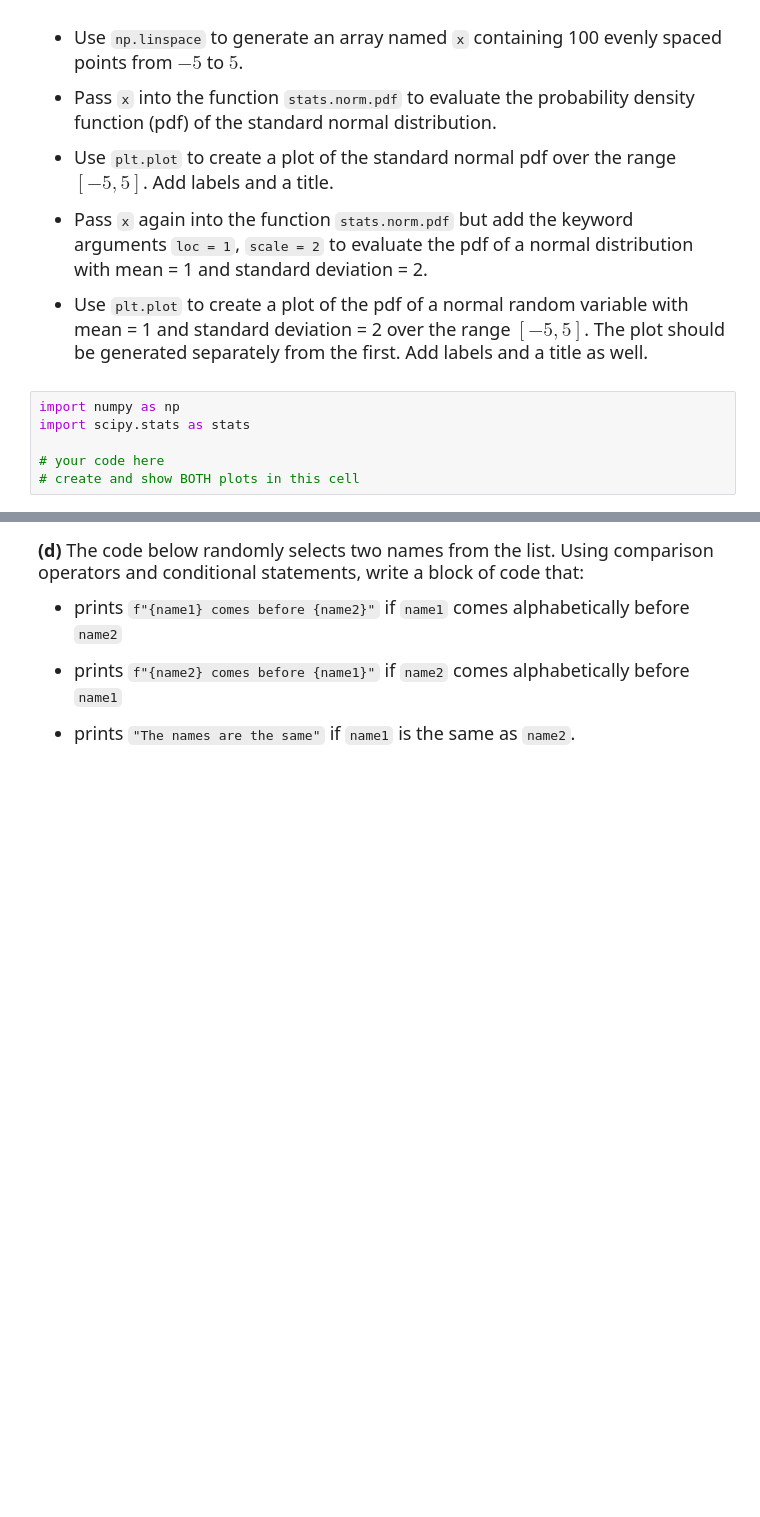
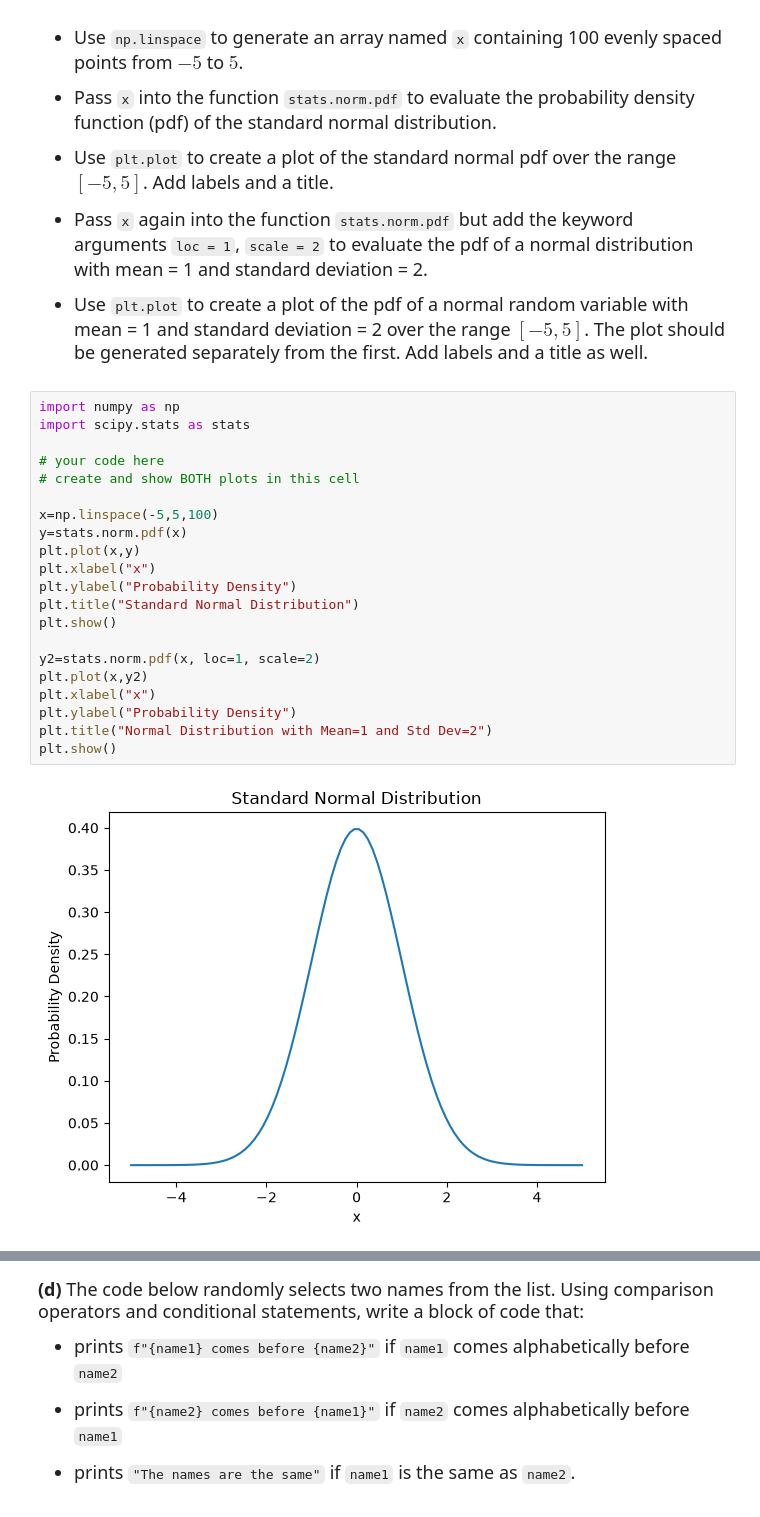
Before and after one commit to JuneOuyang/datasci185fall2026, a Jupyter notebook: _assignments/assignment_3/Assignment3.ipynb, the cells around one changed output, grey strips where cells are left out. Saved outputs shown, nothing was run; the diff lists cells and outputs as text; blank space fills up the shorter version.

```diff
--- a/_assignments/assignment_3/Assignment3.ipynb
+++ b/_assignments/assignment_3/Assignment3.ipynb
@@ -64,6 +90,23 @@ Do the following:
 # %%
 import numpy as np
 import scipy.stats as stats
 
 # your code here
 # create and show BOTH plots in this cell
+
+x=np.linspace(-5,5,100)
+y=stats.norm.pdf(x)
+plt.plot(x,y)
+plt.xlabel("x")
+plt.ylabel("Probability Density")
+plt.title("Standard Normal Distribution")
+plt.show()
+
+y2=stats.norm.pdf(x, loc=1, scale=2)
+plt.plot(x,y2)
+plt.xlabel("x")
+plt.ylabel("Probability Density")
+plt.title("Normal Distribution with Mean=1 and Std Dev=2")
+plt.show()
+# %% [output]
+[figure, added]
```
Also changed, not shown: parts of 4 cells of this notebook.
